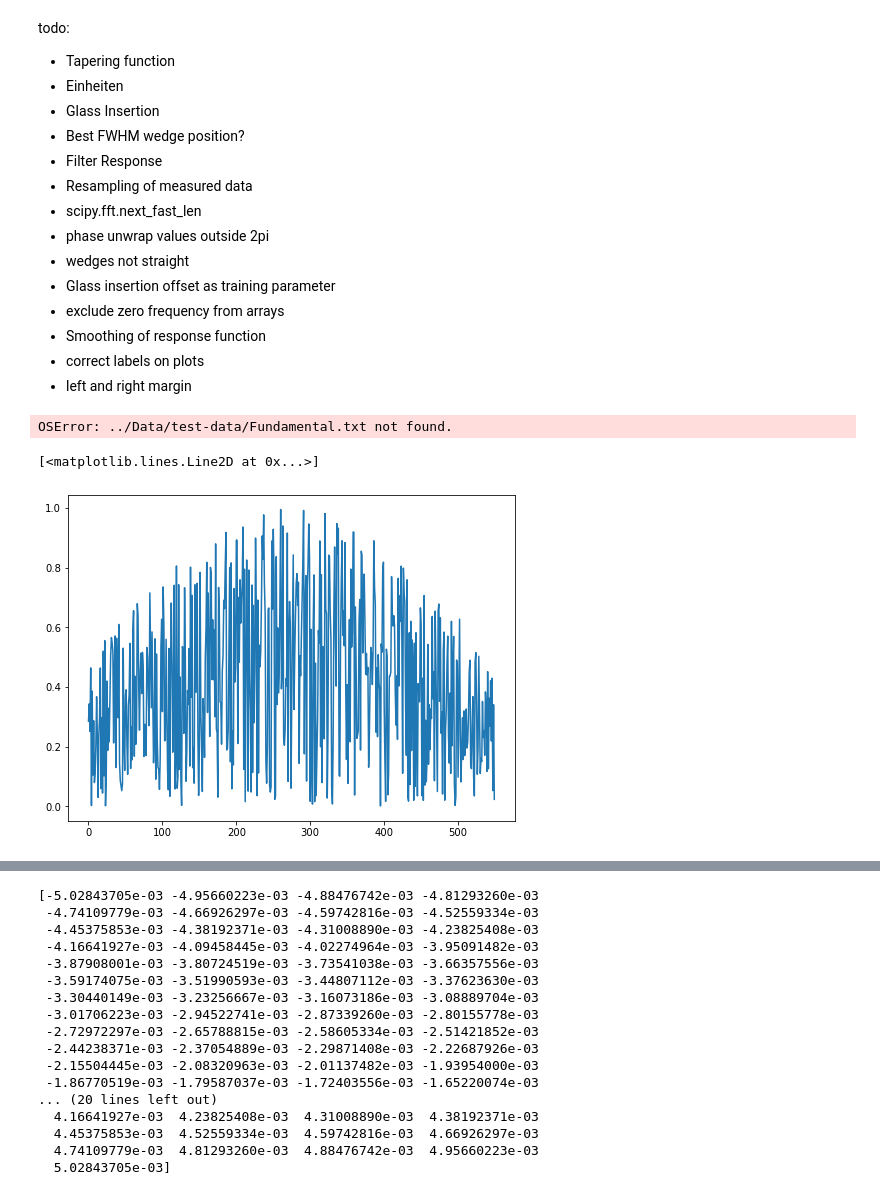
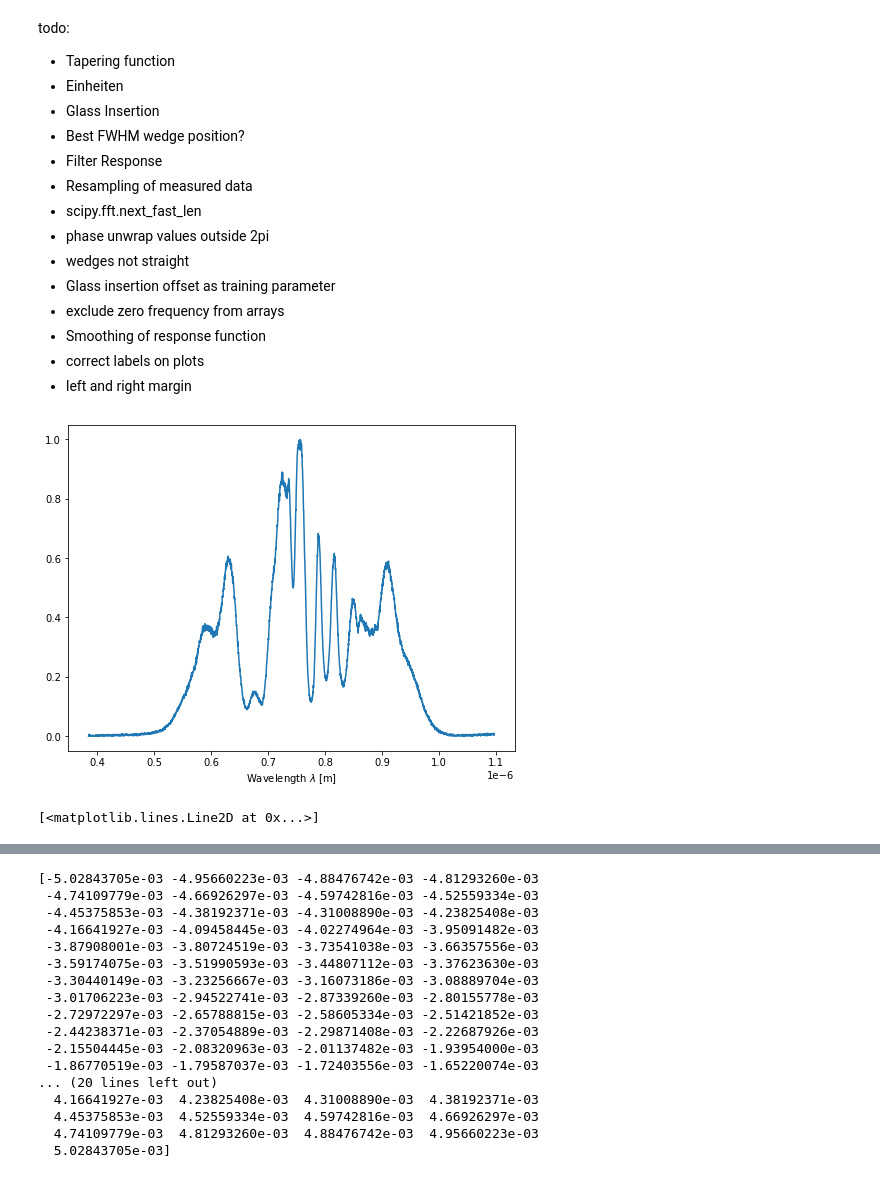
Before and after one commit to maxawake/Dispersion-Scan-Retrieval, a Jupyter notebook: dscan - prototyping.ipynb, the cells around one changed output, grey strips where cells are left out. Cells and saved outputs as stored; diff of their text form; code cells hidden in the pictures.

```diff
--- a/dscan - prototyping.ipynb
+++ b/dscan - prototyping.ipynb
@@ -43,30 +43,30 @@ delta_w = 2*np.pi*0.441/T0
 # %%
 pixels = 2560 # [px]
 offset = -92 # [px]
 stepsize = 0.058e-9 #[m/px]
 central_wavelength = 400e-9 #[m]
 wavelength_start_fine = central_wavelength - (pixels/2 + offset) * stepsize
 wavelength_end_fine = central_wavelength + (pixels/2 - offset) * stepsize
 lin_shg = np.linspace(wavelength_start_fine, wavelength_end_fine, pixels)
 
 pixels = 2560 # [px]
 offset = 33 # [px]
 stepsize = 0.278e-9 #[m/px]
 central_wavelength = 750e-9 #[m]
 w0 = (2*np.pi*c)/central_wavelength
 wavelength_start_rough = central_wavelength - (pixels/2 + offset) * stepsize
 wavelength_end_rough = central_wavelength + (pixels/2 - offset) * stepsize
 wavelengths_data = np.linspace(wavelength_start_rough, wavelength_end_rough, pixels)
 
-mean = np.loadtxt("../Data/test-data/Fundamental.txt")
+mean = np.loadtxt("../../Data/test-data/Fundamental.txt")
 fundamental_data = np.abs(mean-350)#np.min(mean)
 fundamental_data /= np.max(fundamental_data)
 
 plt.plot(wavelengths_data, fundamental_data)
 plt.xlabel("Wavelength $\lambda$ [m]")
 plt.show()
 # %% [output]
-OSError: ../Data/test-data/Fundamental.txt not found.
+[figure, added]
 # %%
 def tapering(data, fac=3):
     n = data.shape[0]
@@ -78,10 +78,9 @@ def tapering(data, fac=3):
     tapering_array[n-alpha:] = right
     return tapering_array*data
 
-plt.plot(tapering(np.random.random(550), 5))
+plt.plot(tapering(np.random.random(550), 1000))
 # %% [output]
 [<matplotlib.lines.Line2D at 0x...>]
-[figure, removed]
 # %%
 
 def make_periodic(data):
```
Also changed, not shown: parts of 5 cells of this notebook, 2 other files.
